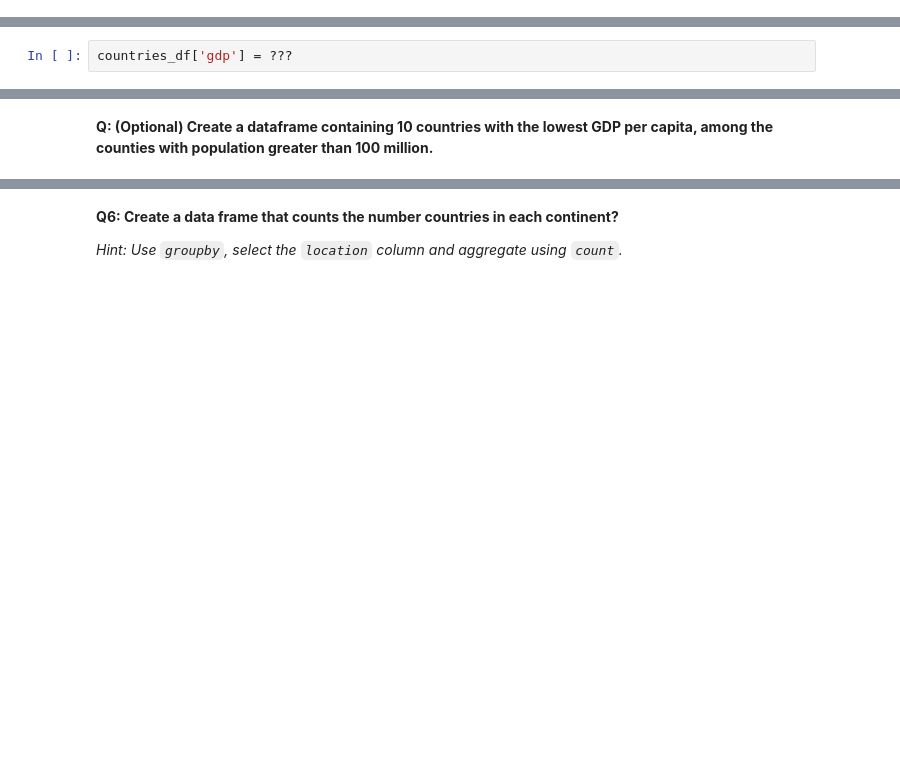
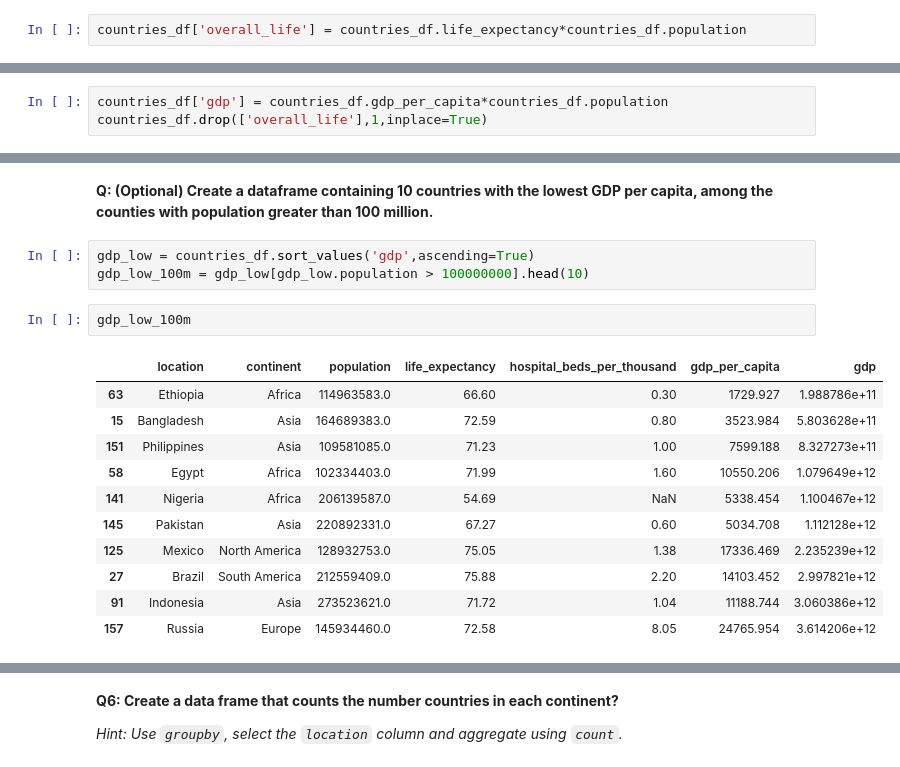
Before and after one commit to Akshay270802/Jovian-Data-Analysis-With-Python, a Jupyter notebook: Jovian Data Analysis With Python/Practice Assignment 03/pandas_practice_assignment.ipynb, the cells around one changed output, grey strips where cells are left out. Cells and saved outputs as stored; diff of their text form; blank space fills up the shorter version.

```diff
--- a/Jovian Data Analysis With Python/Practice Assignment 03/pandas_practice_assignment.ipynb
+++ b/Jovian Data Analysis With Python/Practice Assignment 03/pandas_practice_assignment.ipynb
@@ -86,3 +139,5 @@ jovian.commit(project='pandas-practice-assignment', environment=None)
 **Q: (Optional) What is the overall life expectancy across in the world?**
 
 *Hint: You'll need to take a weighted average of life expectancy using populations as weights.*
+# %%
+countries_df['overall_life'] = countries_df.life_expectancy*countries_df.population
@@ -101,6 +182,7 @@ jovian.commit(project='pandas-practice-assignment', environment=None)
 # %% [markdown]
 **Q5: Add a new column in `countries_df` to record the overall GDP per country (product of population & per capita GDP).**
-# %%
-countries_df['gdp'] = ???
+# %%
+countries_df['gdp'] = countries_df.gdp_per_capita*countries_df.population
+countries_df.drop(['overall_life'],1,inplace=True)
 # %%
 countries_df
@@ -109,4 +210,21 @@ jovian.commit(project='pandas-practice-assignment', environment=None)
 # %% [markdown]
 **Q: (Optional) Create a dataframe containing 10 countries with the lowest GDP per capita, among the counties with population greater than 100 million.**
+# %%
+gdp_low = countries_df.sort_values('gdp',ascending=True)
+gdp_low_100m = gdp_low[gdp_low.population > 100000000].head(10)
+# %%
+gdp_low_100m
+# %% [output]
+|  | location | continent | population | life_expectancy | hospital_beds_per_thousand | gdp_per_capita | gdp |
+| 63 | Ethiopia | Africa | 114963583.0 | 66.60 | 0.30 | 1729.927 | 1.988786e+11 |
+| 15 | Bangladesh | Asia | 164689383.0 | 72.59 | 0.80 | 3523.984 | 5.803628e+11 |
+| 151 | Philippines | Asia | 109581085.0 | 71.23 | 1.00 | 7599.188 | 8.327273e+11 |
+| 58 | Egypt | Africa | 102334403.0 | 71.99 | 1.60 | 10550.206 | 1.079649e+12 |
+| 141 | Nigeria | Africa | 206139587.0 | 54.69 | NaN | 5338.454 | 1.100467e+12 |
+| 145 | Pakistan | Asia | 220892331.0 | 67.27 | 0.60 | 5034.708 | 1.112128e+12 |
+| 125 | Mexico | North America | 128932753.0 | 75.05 | 1.38 | 17336.469 | 2.235239e+12 |
+| 27 | Brazil | South America | 212559409.0 | 75.88 | 2.20 | 14103.452 | 2.997821e+12 |
+| 91 | Indonesia | Asia | 273523621.0 | 71.72 | 1.04 | 11188.744 | 3.060386e+12 |
+| 157 | Russia | Europe | 145934460.0 | 72.58 | 8.05 | 24765.954 | 3.614206e+12 |
 # %%
 jovian.commit(project='pandas-practice-assignment', environment=None)
```
Also changed, not shown: parts of 68 cells of this notebook.
